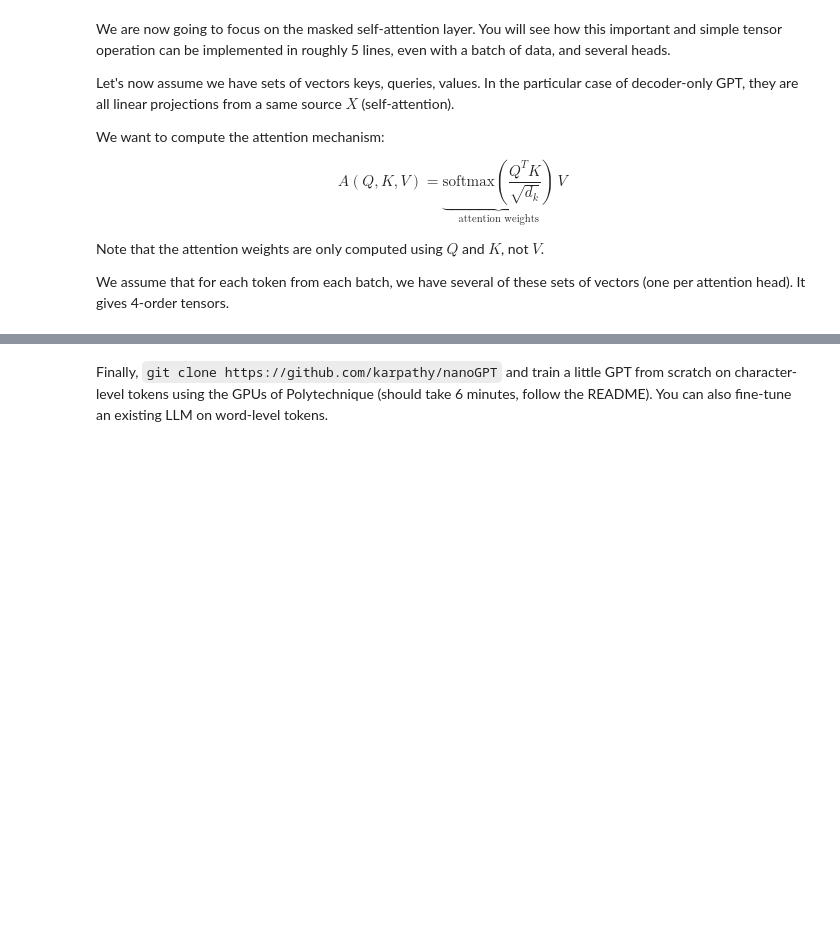
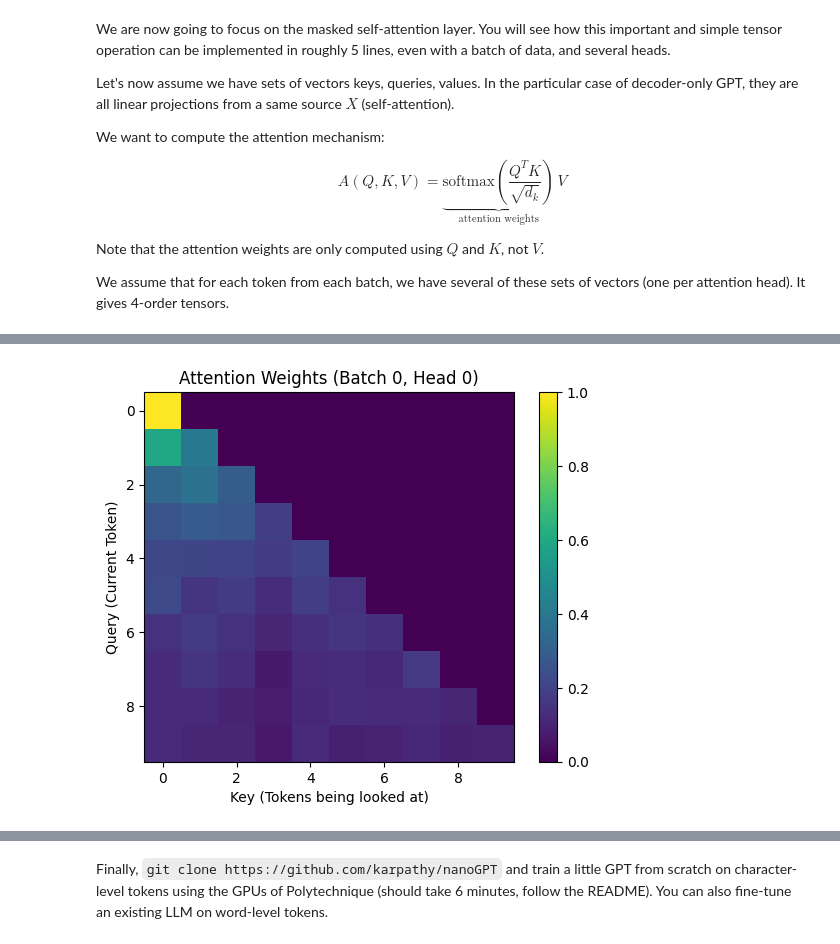
Before and after one commit to Tien-hd/TD5, a Jupyter notebook: TD5_2025_GPT.ipynb, the cells around one changed output, grey strips where cells are left out. Cells and saved outputs as stored; diff of their text form; code cells hidden in the pictures; blank space fills up the shorter version.

```diff
--- a/TD5_2025_GPT.ipynb
+++ b/TD5_2025_GPT.ipynb
@@ -322,3 +466,56 @@ Hints: transpose or view, it is okay to use [einsum](https://pytorch.org/docs/st
+# %%
+# Your code here
+import math
+import torch
+import matplotlib.pyplot as plt
+
+def compute_self_attention(q, k, v):
+    """
+    Computes Masked Self-Attention
+    q, k: (batch_size, n_heads, seq_len, embed_size)
+    v: (batch_size, n_heads, seq_len, embed_size_values)
+    """
+    d_k = q.size(-1)
+
+    # 1. Dot product of Q and K^T
+    # k.transpose(-2, -1) swaps the seq_len and embed_size dimensions
+    # scores shape: (batch_size, n_heads, seq_len, seq_len)
+    scores = (q @ k.transpose(-2, -1)) / math.sqrt(d_k)
+
+    # 2. Apply Causal Mask
+    # We want to mask the upper triangle so that tokens can't look ahead.
+    seq_len = q.size(-2)
+    mask = torch.tril(torch.ones(seq_len, seq_len)).to(q.device)
+
+    # Fill upper triangle with -inf so softmax makes them 0
+    masked_scores = scores.masked_fill(mask == 0, float('-inf'))
+
+    # 3. Softmax along the last dimension (the keys)
+    attn_weights = torch.softmax(masked_scores, dim=-1)
+
+    # 4. Multiply weights by V
+    # output shape: (batch_size, n_heads, seq_len, embed_size_values)
+    output = attn_weights @ v
+
+    return output, attn_weights
+
+# Running the computation
+output, attn_weights = compute_self_attention(q, k, v)
+
+# Checking your weights
+assert attn_weights.shape == (batch_size, n_heads, seq_len, seq_len)
+# Using abs().sum() check to ensure probabilities sum to 1 across the keys axis
+assert torch.all(torch.abs(attn_weights.sum(axis=3) - 1.) < 1e-6)
+
+# Visualization
+plt.imshow(attn_weights[0, 0].detach().cpu().numpy())
+plt.title("Attention Weights (Batch 0, Head 0)")
+plt.xlabel("Key (Tokens being looked at)")
+plt.ylabel("Query (Current Token)")
+plt.colorbar()
+plt.show()
+# %% [output]
+[figure, added]
 # %%
 # Checking your weights
 assert attn_weights.shape == (batch_size, n_heads, seq_len, seq_len)
```
Also changed, not shown: parts of 26 cells of this notebook, 1 other file.
